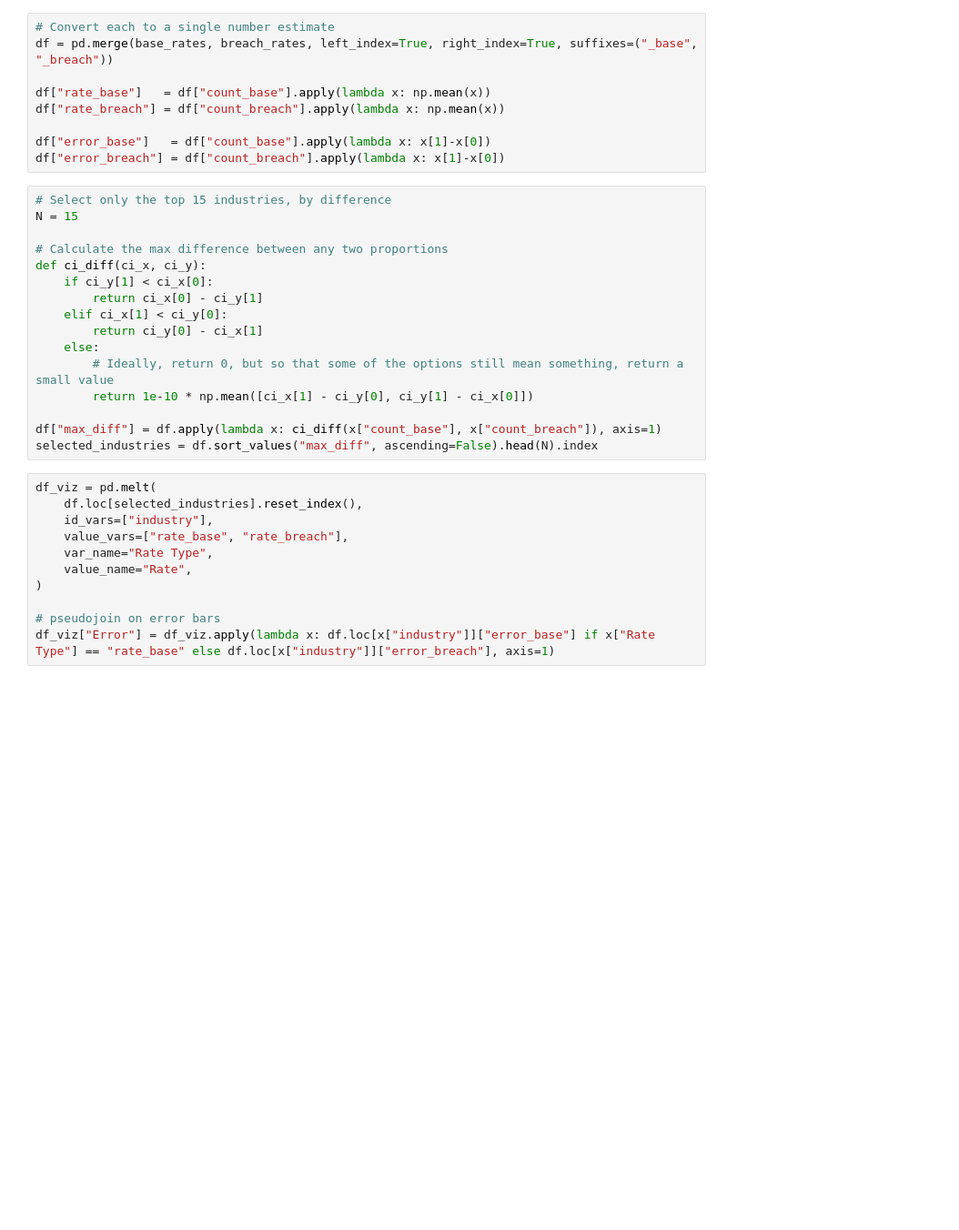
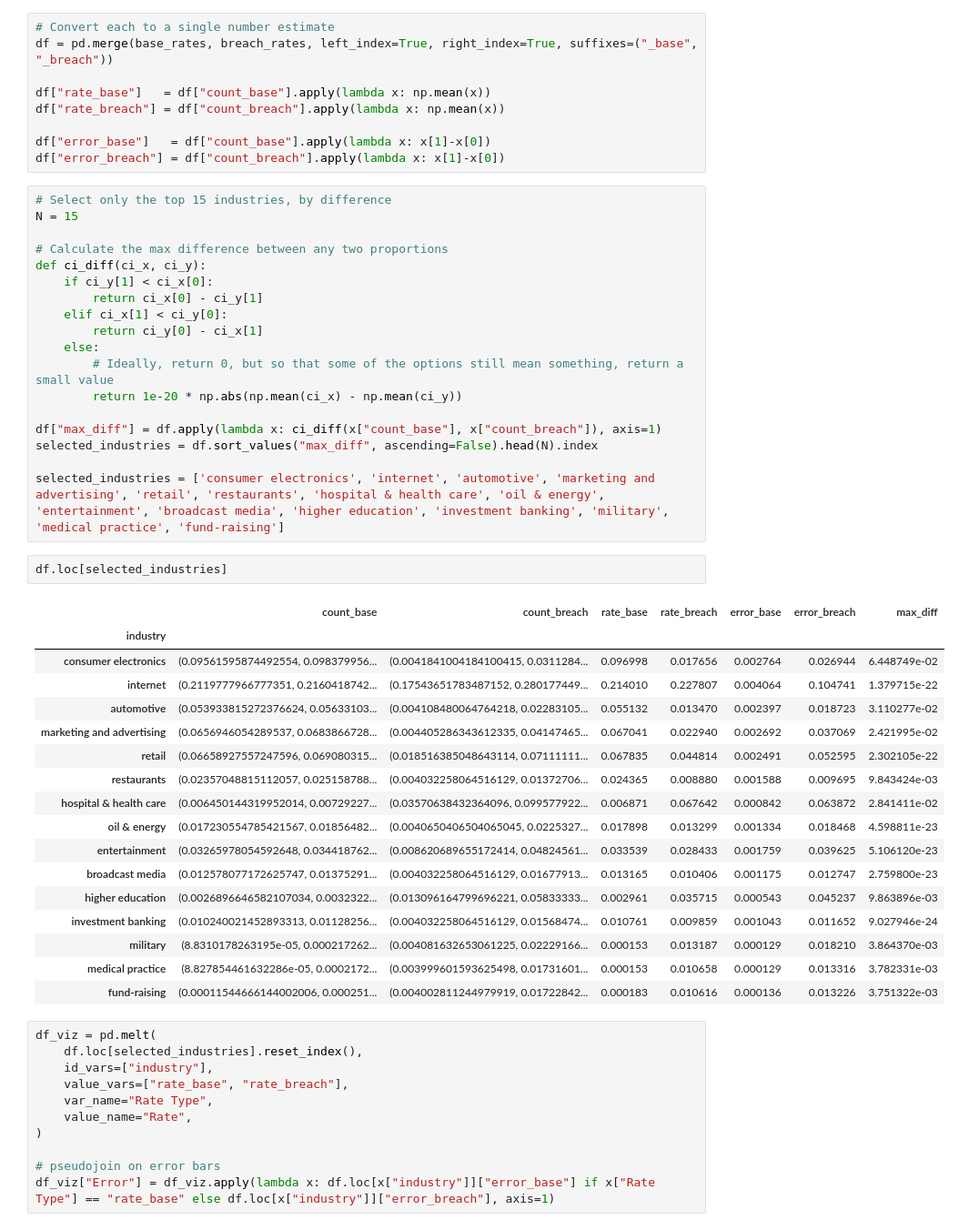
Before and after one commit to Pop101/BreachNews, a Jupyter notebook: viz/distrib_differences/industry_distrib_diff.ipynb, the cells around one changed output. Shown at 91% size. Drawn from its saved outputs; the diff is of its cells as text; blank space fills up the shorter version.

```diff
--- a/viz/distrib_differences/industry_distrib_diff.ipynb
+++ b/viz/distrib_differences/industry_distrib_diff.ipynb
@@ -45,10 +45,32 @@ def ci_diff(ci_x, ci_y):
         return ci_y[0] - ci_x[1]
     else:
         # Ideally, return 0, but so that some of the options still mean something, return a small value
-        return 1e-10 * np.mean([ci_x[1] - ci_y[0], ci_y[1] - ci_x[0]])
+        return 1e-20 * np.abs(np.mean(ci_x) - np.mean(ci_y))
 
 df["max_diff"] = df.apply(lambda x: ci_diff(x["count_base"], x["count_breach"]), axis=1)
 selected_industries = df.sort_values("max_diff", ascending=False).head(N).index
+
+selected_industries = ['consumer electronics', 'internet', 'automotive', 'marketing and advertising', 'retail', 'restaurants', 'hospital & health care', 'oil & energy', 'entertainment', 'broadcast media', 'higher education', 'investment banking', 'military', 'medical practice', 'fund-raising']
+# %%
+df.loc[selected_industries]
+# %% [output]
+|  | count_base | count_breach | rate_base | rate_breach | error_base | error_breach | max_diff |
+| industry |  |  |  |  |  |  |  |
+| consumer electronics | (0.09561595874492554, 0.098379956... | (0.0041841004184100415, 0.0311284... | 0.096998 | 0.017656 | 0.002764 | 0.026944 | 6.448749e-02 |
+| internet | (0.2119777966777351, 0.2160418742... | (0.17543651783487152, 0.280177449... | 0.214010 | 0.227807 | 0.004064 | 0.104741 | 1.379715e-22 |
+| automotive | (0.053933815272376624, 0.05633103... | (0.004108480064764218, 0.02283105... | 0.055132 | 0.013470 | 0.002397 | 0.018723 | 3.110277e-02 |
+| marketing and advertising | (0.0656946054289537, 0.0683866728... | (0.004405286343612335, 0.04147465... | 0.067041 | 0.022940 | 0.002692 | 0.037069 | 2.421995e-02 |
+| retail | (0.06658927557247596, 0.069080315... | (0.018516385048643114, 0.07111111... | 0.067835 | 0.044814 | 0.002491 | 0.052595 | 2.302105e-22 |
+| restaurants | (0.02357048815112057, 0.025158788... | (0.004032258064516129, 0.01372706... | 0.024365 | 0.008880 | 0.001588 | 0.009695 | 9.843424e-03 |
+| hospital & health care | (0.006450144319952014, 0.00729227... | (0.03570638432364096, 0.099577922... | 0.006871 | 0.067642 | 0.000842 | 0.063872 | 2.841411e-02 |
+| oil & energy | (0.017230554785421567, 0.01856482... | (0.0040650406504065045, 0.0225327... | 0.017898 | 0.013299 | 0.001334 | 0.018468 | 4.598811e-23 |
+| entertainment | (0.03265978054592648, 0.034418762... | (0.008620689655172414, 0.04824561... | 0.033539 | 0.028433 | 0.001759 | 0.039625 | 5.106120e-23 |
+| broadcast media | (0.012578077172625747, 0.01375291... | (0.004032258064516129, 0.01677913... | 0.013165 | 0.010406 | 0.001175 | 0.012747 | 2.759800e-23 |
+| higher education | (0.0026896646582107034, 0.0032322... | (0.013096164799696221, 0.05833333... | 0.002961 | 0.035715 | 0.000543 | 0.045237 | 9.863896e-03 |
+| investment banking | (0.010240021452893313, 0.01128256... | (0.004032258064516129, 0.01568474... | 0.010761 | 0.009859 | 0.001043 | 0.011652 | 9.027946e-24 |
+| military | (8.8310178263195e-05, 0.000217262... | (0.004081632653061225, 0.02229166... | 0.000153 | 0.013187 | 0.000129 | 0.018210 | 3.864370e-03 |
+| medical practice | (8.827854461632286e-05, 0.0002172... | (0.003999601593625498, 0.01731601... | 0.000153 | 0.010658 | 0.000129 | 0.013316 | 3.782331e-03 |
+| fund-raising | (0.00011544666144002006, 0.000251... | (0.004002811244979919, 0.01722842... | 0.000183 | 0.010616 | 0.000136 | 0.013226 | 3.751322e-03 |
 # %%
 df_viz = pd.melt(
     df.loc[selected_industries].reset_index(),
```
Also changed, not shown: parts of 2 cells of this notebook.
